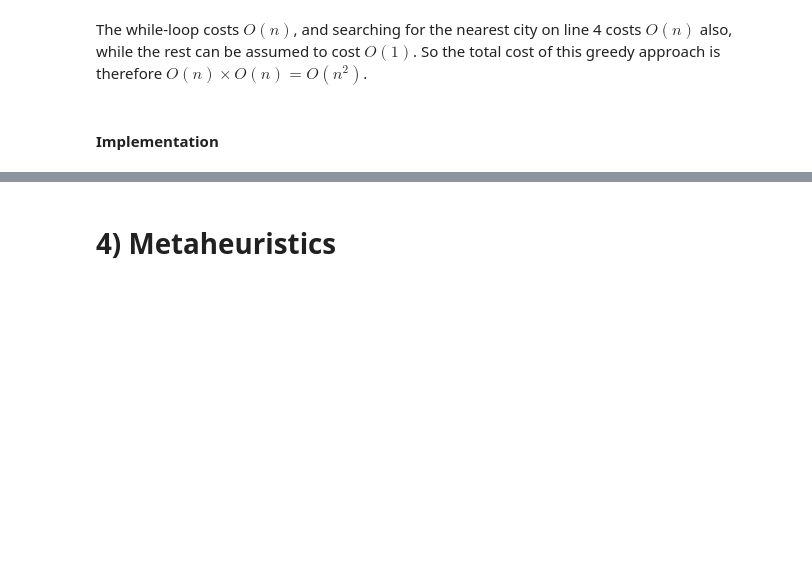
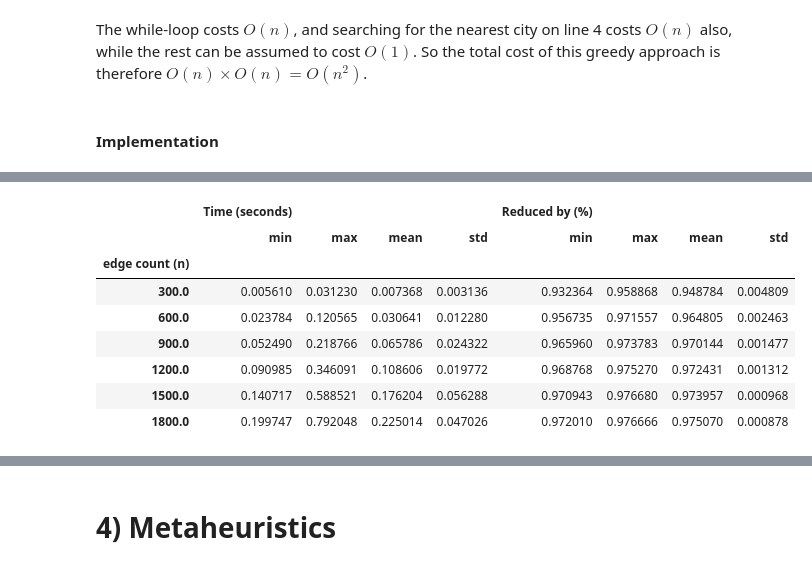
Before and after one commit to rm-green/GeneticAlgorithm, a Jupyter notebook: group9-portfolio.ipynb, the cells around one changed output, grey strips where cells are left out. Saved outputs shown, nothing was run; the diff lists cells and outputs as text; code cells hidden in the pictures; blank space fills up the shorter version.

```diff
--- a/group9-portfolio.ipynb
+++ b/group9-portfolio.ipynb
@@ -218,0 +276,12 @@ def greedy_nearest_neighbour(G):
+# %%
+createGreedyTestData([300,600,900,1200,1500,1800],200, 'symmetric') # Produce stats table for symmetric graphs
+# %% [output]
+|  | Time (seconds) |  |  |  | Reduced by (%) |  |  |  |
+|  | min | max | mean | std | min | max | mean | std |
+| edge count (n) |  |  |  |  |  |  |  |  |
+| 300.0 | 0.005610 | 0.031230 | 0.007368 | 0.003136 | 0.932364 | 0.958868 | 0.948784 | 0.004809 |
+| 600.0 | 0.023784 | 0.120565 | 0.030641 | 0.012280 | 0.956735 | 0.971557 | 0.964805 | 0.002463 |
+| 900.0 | 0.052490 | 0.218766 | 0.065786 | 0.024322 | 0.965960 | 0.973783 | 0.970144 | 0.001477 |
+| 1200.0 | 0.090985 | 0.346091 | 0.108606 | 0.019772 | 0.968768 | 0.975270 | 0.972431 | 0.001312 |
+| 1500.0 | 0.140717 | 0.588521 | 0.176204 | 0.056288 | 0.970943 | 0.976680 | 0.973957 | 0.000968 |
+| 1800.0 | 0.199747 | 0.792048 | 0.225014 | 0.047026 | 0.972010 | 0.976666 | 0.975070 | 0.000878 |
```
Also changed, not shown: parts of 11 cells of this notebook.
